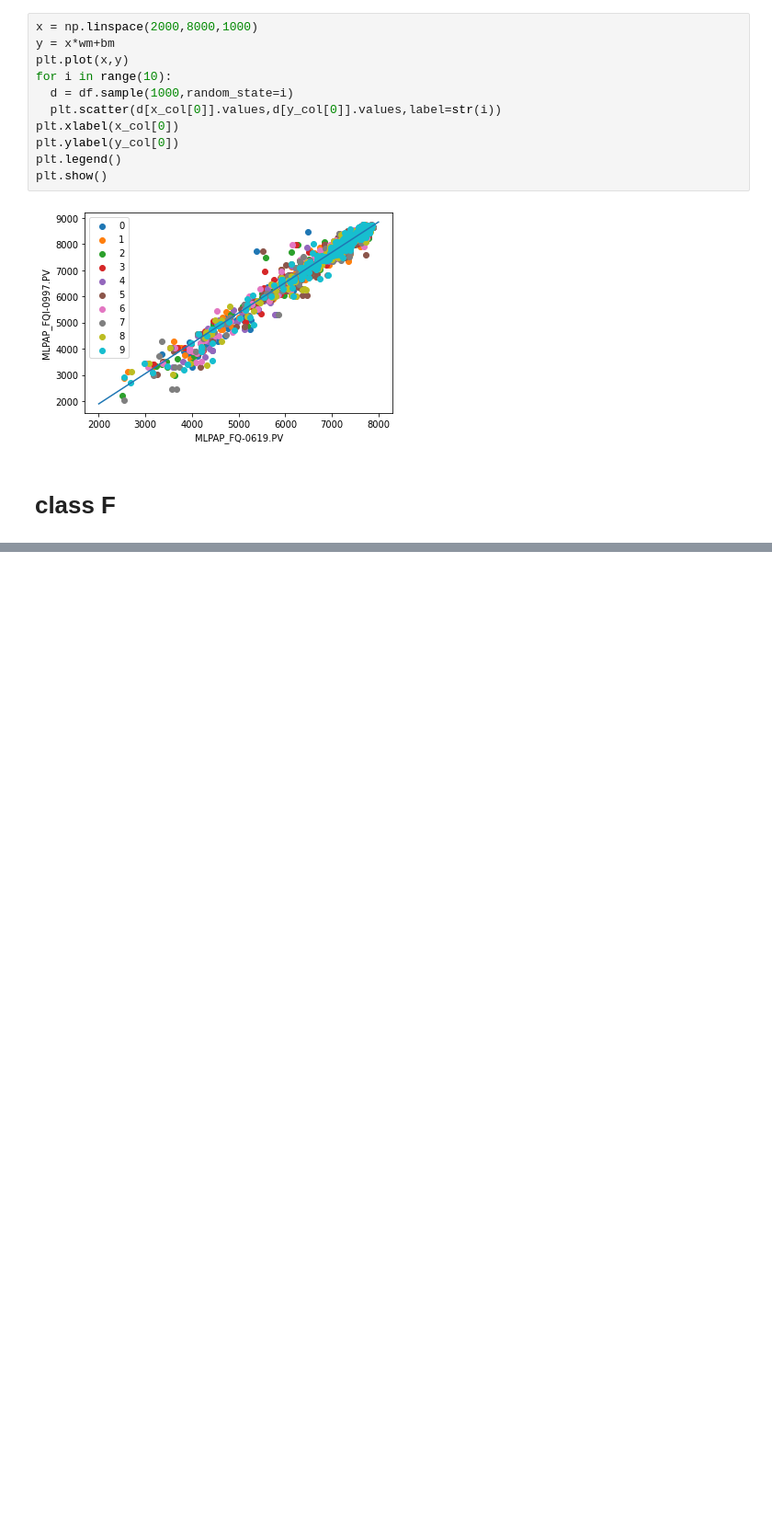
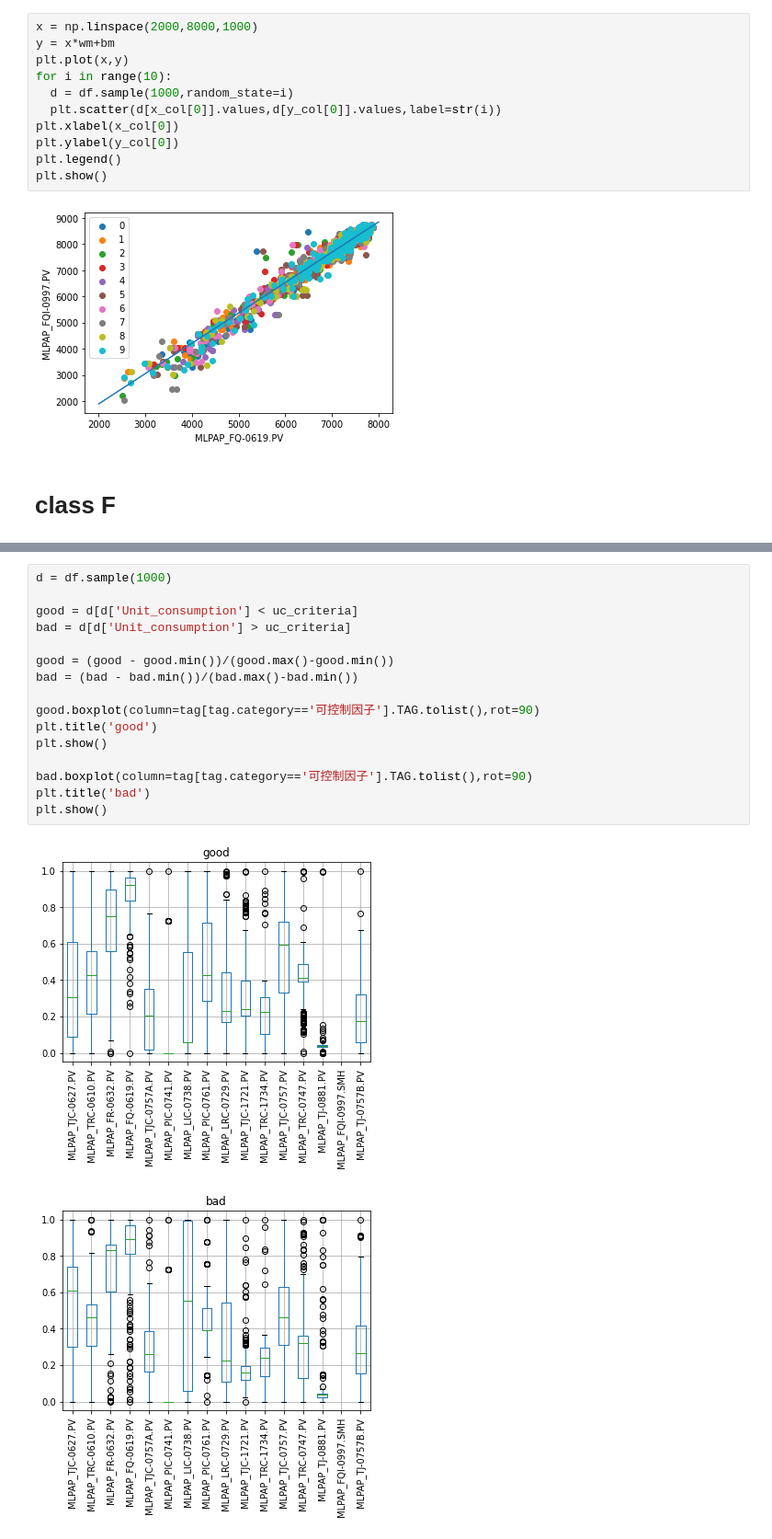
Before and after one commit to skywalker0803r/pa_0510, a Jupyter notebook: notebook/lstsq_algorithm.ipynb, the cells around one changed output, grey strips where cells are left out. Shown at 92% size. Drawn from its saved outputs; the diff is of its cells as text; blank space fills up the shorter version.

```diff
--- a/notebook/lstsq_algorithm.ipynb
+++ b/notebook/lstsq_algorithm.ipynb
@@ -121,0 +173,19 @@ r2_score(y,y_hat)
+# %%
+d = df.sample(1000)
+
+good = d[d['Unit_consumption'] < uc_criteria]
+bad = d[d['Unit_consumption'] > uc_criteria]
+
+good = (good - good.min())/(good.max()-good.min())
+bad = (bad - bad.min())/(bad.max()-bad.min())
+
+good.boxplot(column=tag[tag.category=='可控制因子'].TAG.tolist(),rot=90)
+plt.title('good')
+plt.show()
+
+bad.boxplot(column=tag[tag.category=='可控制因子'].TAG.tolist(),rot=90)
+plt.title('bad')
+plt.show()
+# %% [output]
+[figure, added]
+[figure, added]
```
Also changed, not shown: parts of 6 cells of this notebook.
